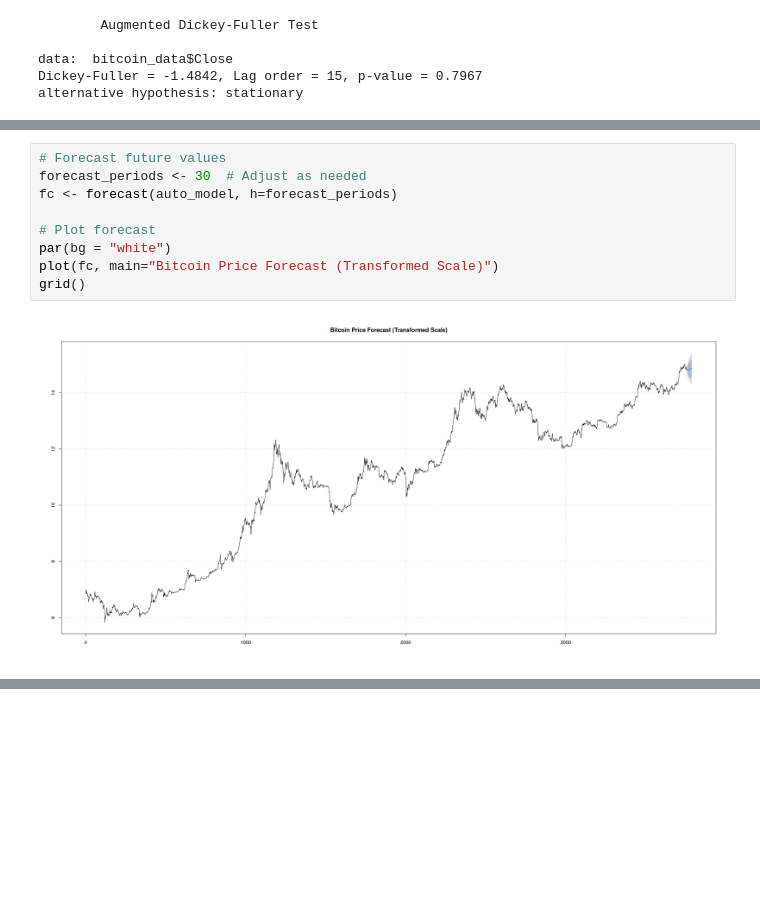
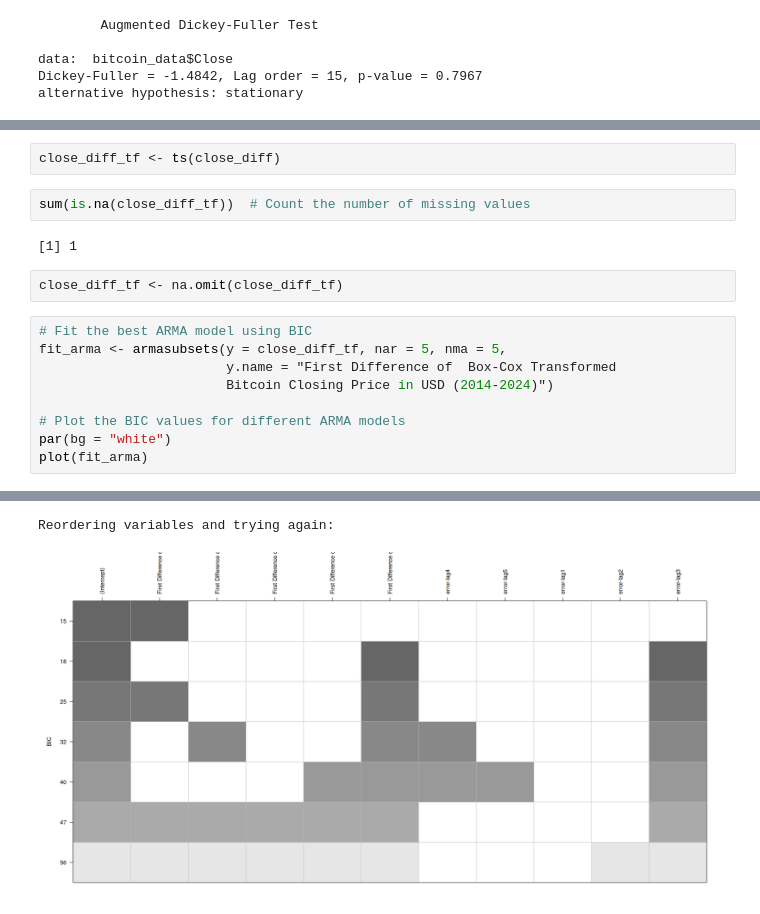
Before and after one commit to LyesHADJAR/TSAC-Individual-Project, a Jupyter notebook: notebooks/bitcoin-prices-analysis.ipynb, the cells around one changed output, grey strips where cells are left out. Drawn from its saved outputs; the diff is of its cells as text; blank space fills up the shorter version.

Commit message:
Added BIC model selection

```diff
--- a/notebooks/bitcoin-prices-analysis.ipynb
+++ b/notebooks/bitcoin-prices-analysis.ipynb
@@ -183,11 +157,18 @@ A data.frame: 3 × 2
-# %%
-# Forecast future values
-forecast_periods <- 30  # Adjust as needed
-fc <- forecast(auto_model, h=forecast_periods)
-
-# Plot forecast
-par(bg = "white")
-plot(fc, main="Bitcoin Price Forecast (Transformed Scale)")
-grid()
-# %% [output]
-[figure, removed]
+# %%
+close_diff_tf <- ts(close_diff)
+# %%
+sum(is.na(close_diff_tf))  # Count the number of missing values
+# %% [output]
+[1] 1
+# %%
+close_diff_tf <- na.omit(close_diff_tf)
+# %%
+# Fit the best ARMA model using BIC
+fit_arma <- armasubsets(y = close_diff_tf, nar = 5, nma = 5,
+                        y.name = "First Difference of  Box-Cox Transformed
+                        Bitcoin Closing Price in USD (2014-2024)")
+
+# Plot the BIC values for different ARMA models
+par(bg = "white")
+plot(fit_arma)
+# %% [output]
@@ -193,0 +177,2 @@ grid()
+Reordering variables and trying again:
+[figure, added]
```
Also changed, not shown: parts of 13 cells of this notebook.
